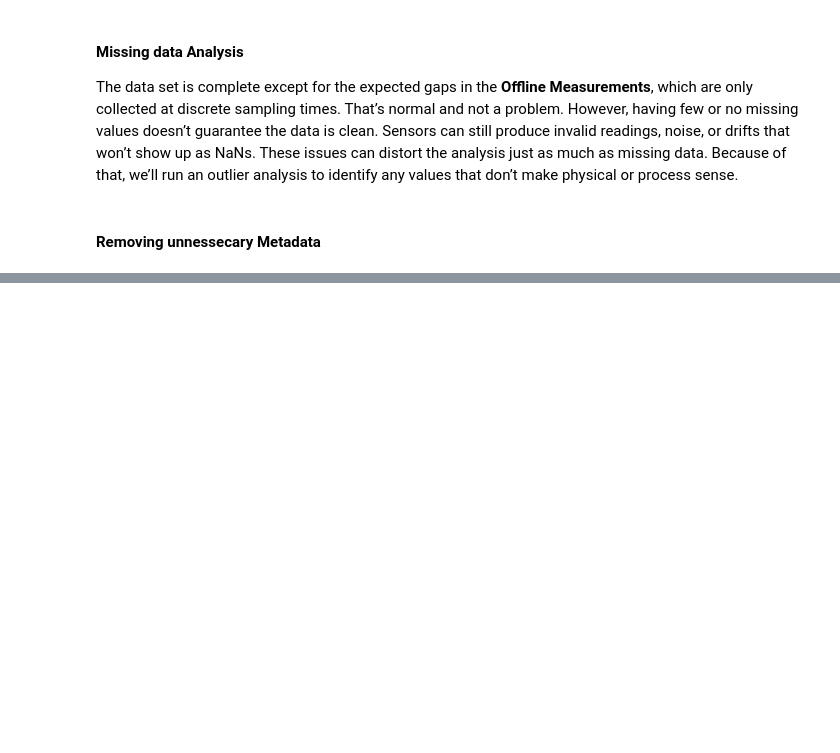
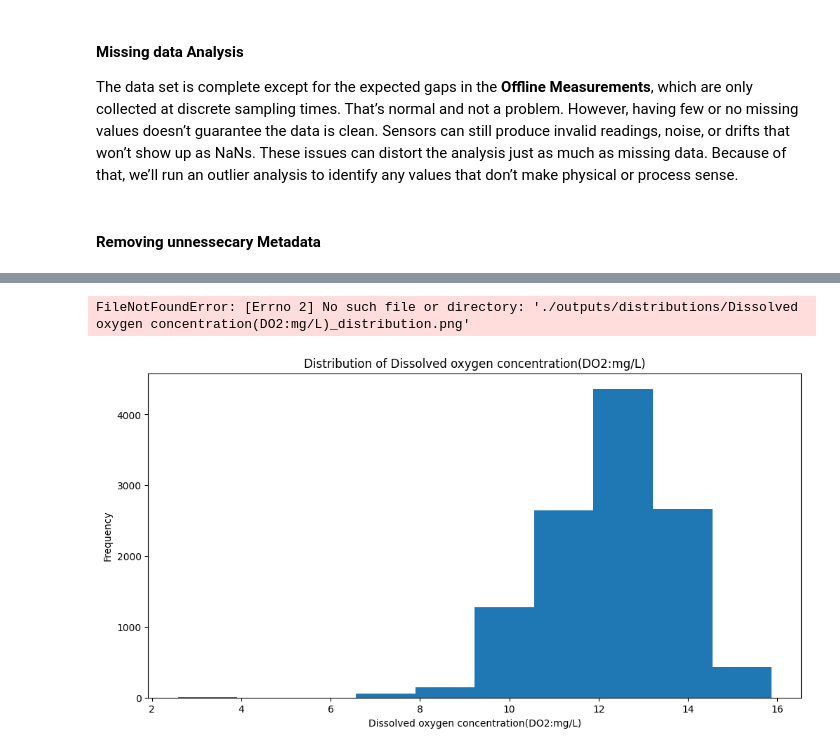
Before and after one commit to skerr17/programming-for-data-analytics, a Jupyter notebook: project/batch-data-analysis.ipynb, the cells around one changed output, grey strips where cells are left out. Cells and saved outputs as stored; diff of their text form; code cells hidden in the pictures; blank space fills up the shorter version.

```diff
--- a/project/batch-data-analysis.ipynb
+++ b/project/batch-data-analysis.ipynb
@@ -599,0 +662,16 @@ Depending on the data type and scenario different approaches are typically follo
+# %%
+
+def plot_distribution(df, column):
+    plt.figure(figsize=(12, 6))
+    plt.hist(df[column])
+    plt.title(f'Distribution of {column}')
+    plt.xlabel(column)
+    plt.ylabel('Frequency')
+    os.makedirs('./outputs/distributions', exist_ok=True)
+    plt.savefig(f'./outputs/distributions/' + f'{column}_distribution.png', dpi=300)
+    plt.close()
+# %%
+plot_distribution(online_data, 'Dissolved oxygen concentration(DO2:mg/L)')
+# %% [output]
+FileNotFoundError: [Errno 2] No such file or directory: './outputs/distributions/Dissolved oxygen concentration(DO2:mg/L)_distribution.png'
+[figure, added]
```
Also changed, not shown: parts of 7 cells of this notebook.
